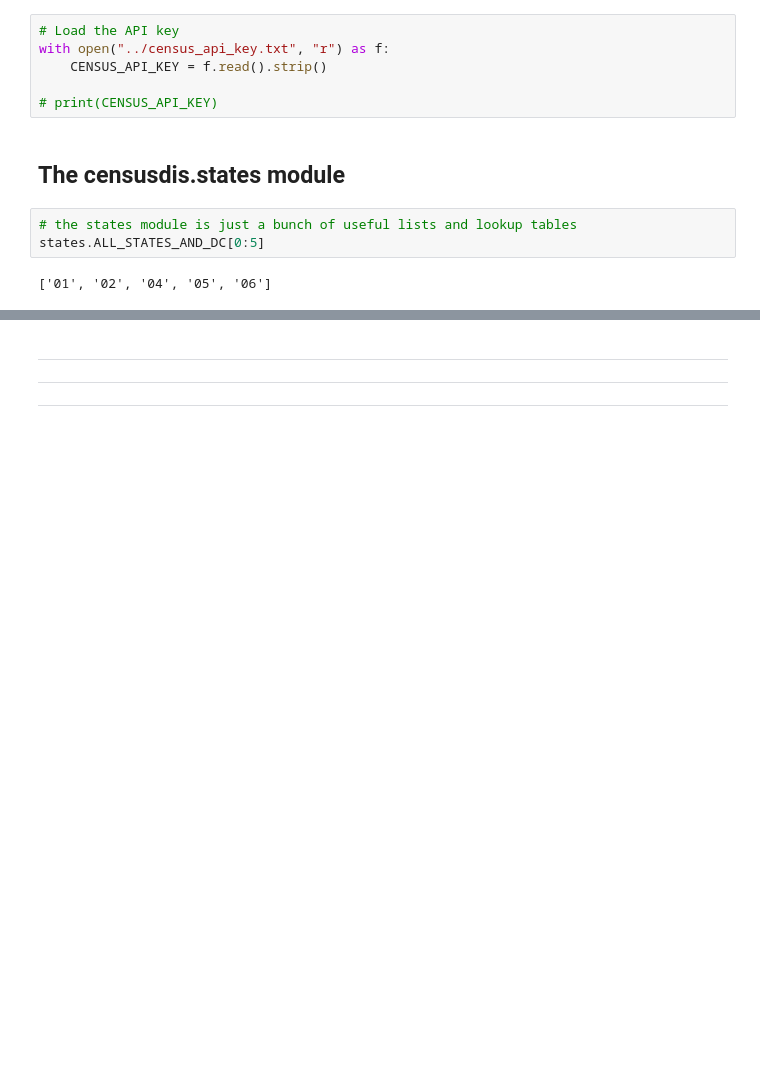
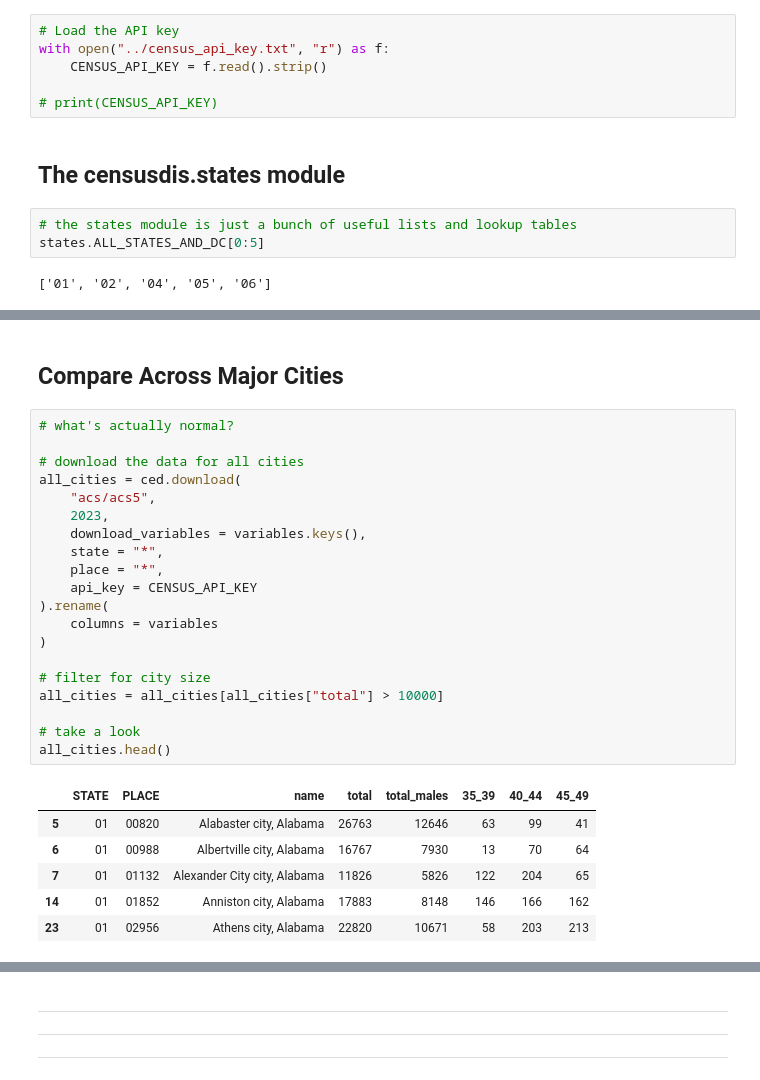
Before and after one commit to scottpham/NICAR25-CensusDIS-how-to, a Jupyter notebook: completed_notebooks/3_dating_pool.ipynb, the cells around one changed output, grey strips where cells are left out. Drawn from its saved outputs; the diff is of its cells as text; blank space fills up the shorter version.

```diff
--- a/completed_notebooks/3_dating_pool.ipynb
+++ b/completed_notebooks/3_dating_pool.ipynb
@@ -260,0 +218,29 @@ Name: percent_eligible, dtype: float64
+# %% [markdown]
+## Compare Across Major Cities
+# %%
+# what's actually normal?
+
+# download the data for all cities
+all_cities = ced.download(
+    "acs/acs5",
+    2023,
+    download_variables = variables.keys(),
+    state = "*",
+    place = "*",
+    api_key = CENSUS_API_KEY
+).rename(
+    columns = variables
+)
+
+# filter for city size
+all_cities = all_cities[all_cities["total"] > 10000]
+
+# take a look
+all_cities.head()
+# %% [output]
+|  | STATE | PLACE | name | total | total_males | 35_39 | 40_44 | 45_49 |
+| 5 | 01 | 00820 | Alabaster city, Alabama | 26763 | 12646 | 63 | 99 | 41 |
+| 6 | 01 | 00988 | Albertville city, Alabama | 16767 | 7930 | 13 | 70 | 64 |
+| 7 | 01 | 01132 | Alexander City city, Alabama | 11826 | 5826 | 122 | 204 | 65 |
+| 14 | 01 | 01852 | Anniston city, Alabama | 17883 | 8148 | 146 | 166 | 162 |
+| 23 | 01 | 02956 | Athens city, Alabama | 22820 | 10671 | 58 | 203 | 213 |
```
Also changed, not shown: parts of 40 cells of this notebook, 5 other files.
